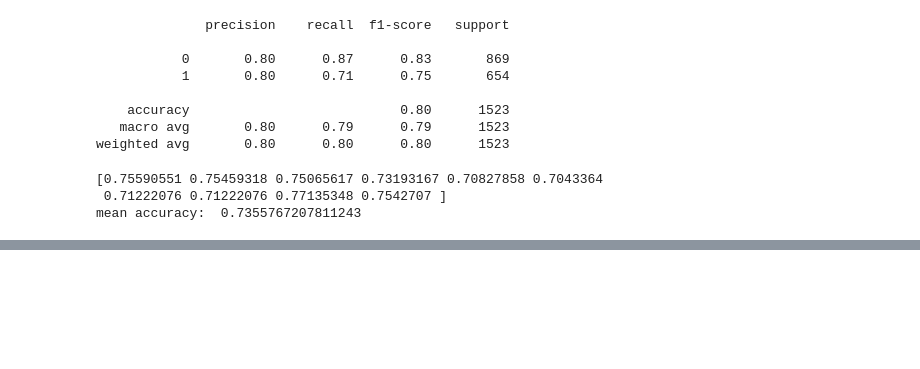
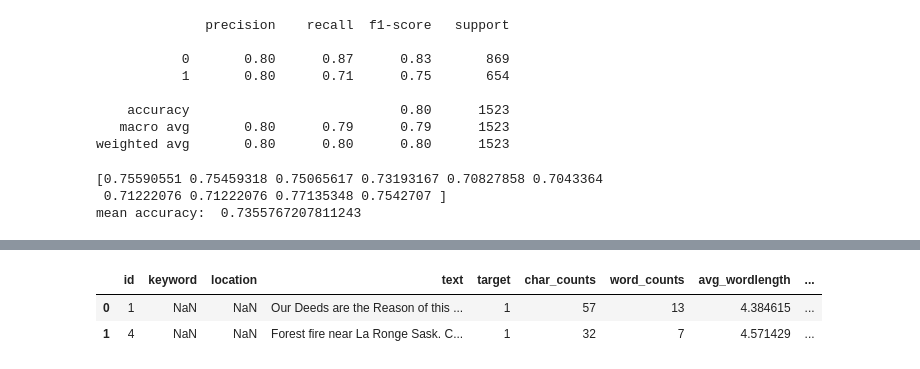
Before and after one commit to suvkp/Disaster-Tweets-Prediction, a Jupyter notebook: Prediction_Notebook.ipynb, the cells around one changed output, grey strips where cells are left out. Saved outputs shown, nothing was run; the diff lists cells and outputs as text; code cells hidden in the pictures; blank space fills up the shorter version.

Commit message:
word2vec initiated

```diff
--- a/Prediction_Notebook.ipynb
+++ b/Prediction_Notebook.ipynb
@@ -490,0 +514,6 @@ mean accuracy:  0.7355767207811243
+# %%
+train_vec_df.head(2)
+# %% [output]
+|  | id | keyword | location | text | target | char_counts | word_counts | avg_wordlength | ... |
+| 0 | 1 | NaN | NaN | Our Deeds are the Reason of this ... | 1 | 57 | 13 | 4.384615 | ... |
+| 1 | 4 | NaN | NaN | Forest fire near La Ronge Sask. C... | 1 | 32 | 7 | 4.571429 | ... |
```
Also changed, not shown: parts of 16 cells of this notebook.
